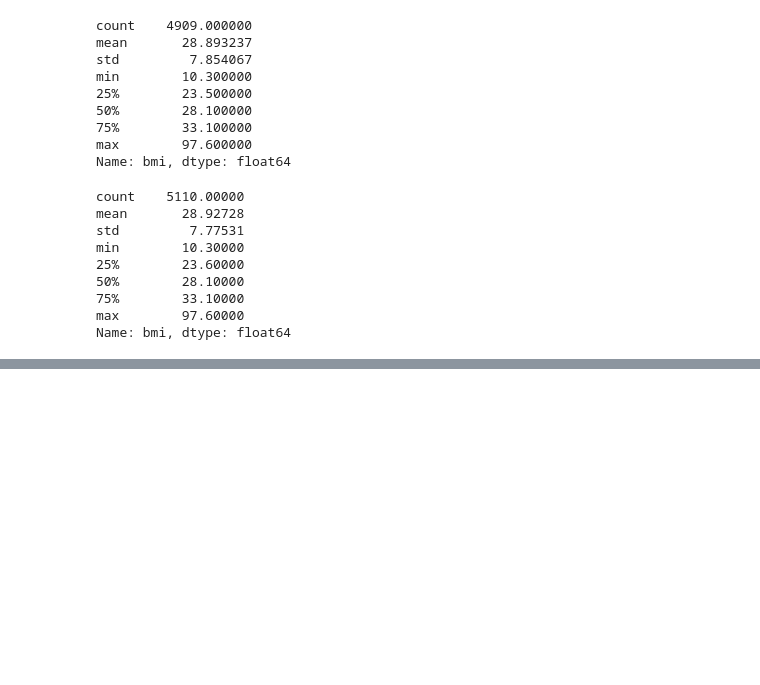
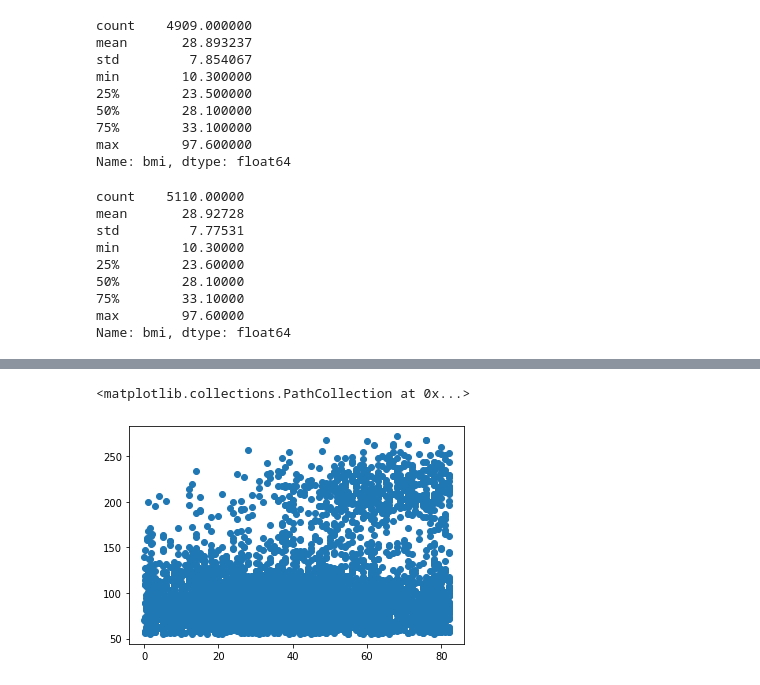
Before and after one commit to raul-miranda/DS-201-Project-1, a Jupyter notebook: D201_Project_2.ipynb, the cells around one changed output, grey strips where cells are left out. Saved outputs shown, nothing was run; the diff lists cells and outputs as text; code cells hidden in the pictures; blank space fills up the shorter version.

```diff
--- a/D201_Project_2.ipynb
+++ b/D201_Project_2.ipynb
@@ -121,0 +127,5 @@ Name: bmi, dtype: float64
+# %%
+plt.scatter(health_int['age'], health_int['avg_glucose_level'])
+# %% [output]
+<matplotlib.collections.PathCollection at 0x...>
+[figure, added]
```
Also changed, not shown: parts of 4 cells of this notebook.
